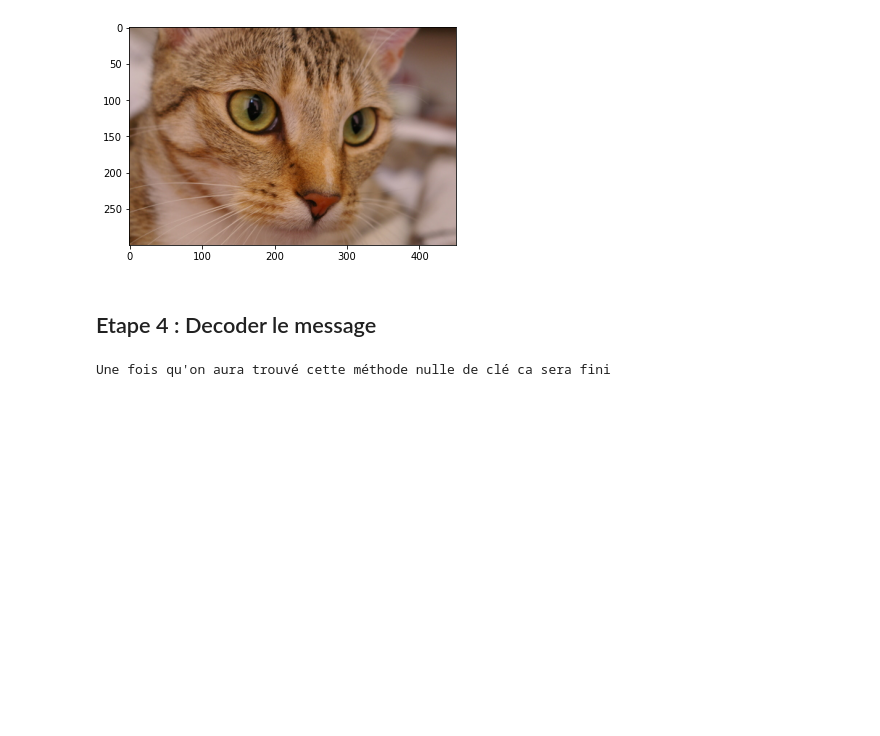
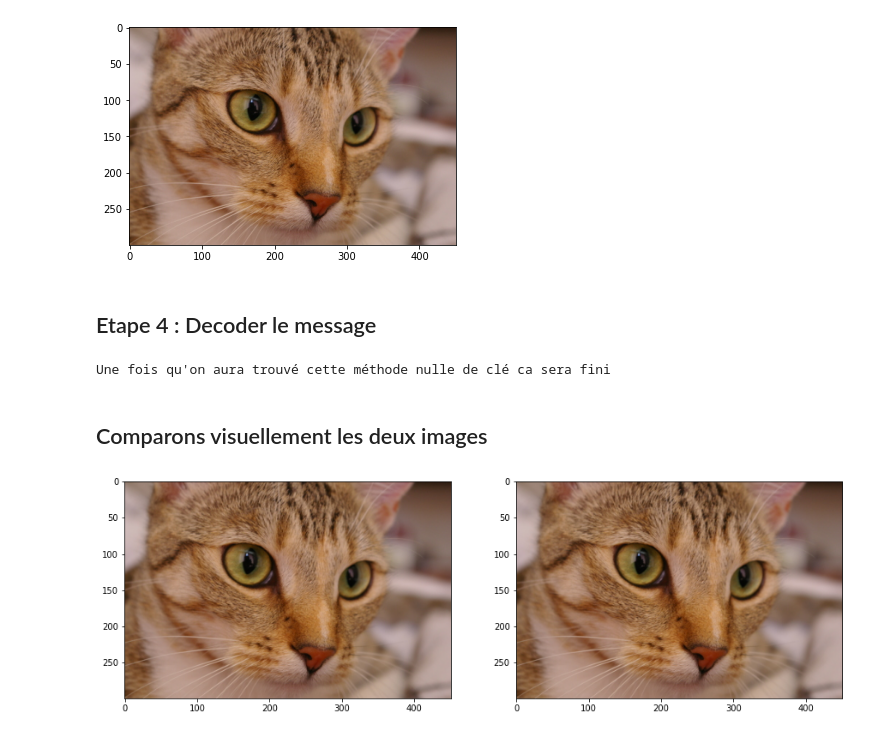
Before and after one commit to lisacsn/Steganographie, a Jupyter notebook: Stegano.ipynb, the cells around one changed output. Saved outputs shown, nothing was run; the diff lists cells and outputs as text; code cells hidden in the pictures; blank space fills up the shorter version.

Commit message:
comparaison des deux images

```diff
--- a/Stegano.ipynb
+++ b/Stegano.ipynb
@@ -152,3 +152,5 @@ secret_message = find_secret_message(img_encoded, cle)
 print(secret_message)
 # %% [output]
 Une fois qu'on aura trouvé cette méthode nulle de clé ca sera fini
+# %% [markdown]
+## Comparons visuellement les deux images
@@ -154,0 +164,9 @@ Une fois qu'on aura trouvé cette méthode nulle de clé ca sera fini
+# %%
+plt.figure(figsize = (15, 15))
+plt.subplot(1,2,1)
+plt.imshow(img)
+plt.subplot(1,2,2)
+plt.imshow(img_encoded)
+plt.show()
+# %% [output]
+[figure, added]
```
Also changed, not shown: parts of 2 cells of this notebook.
